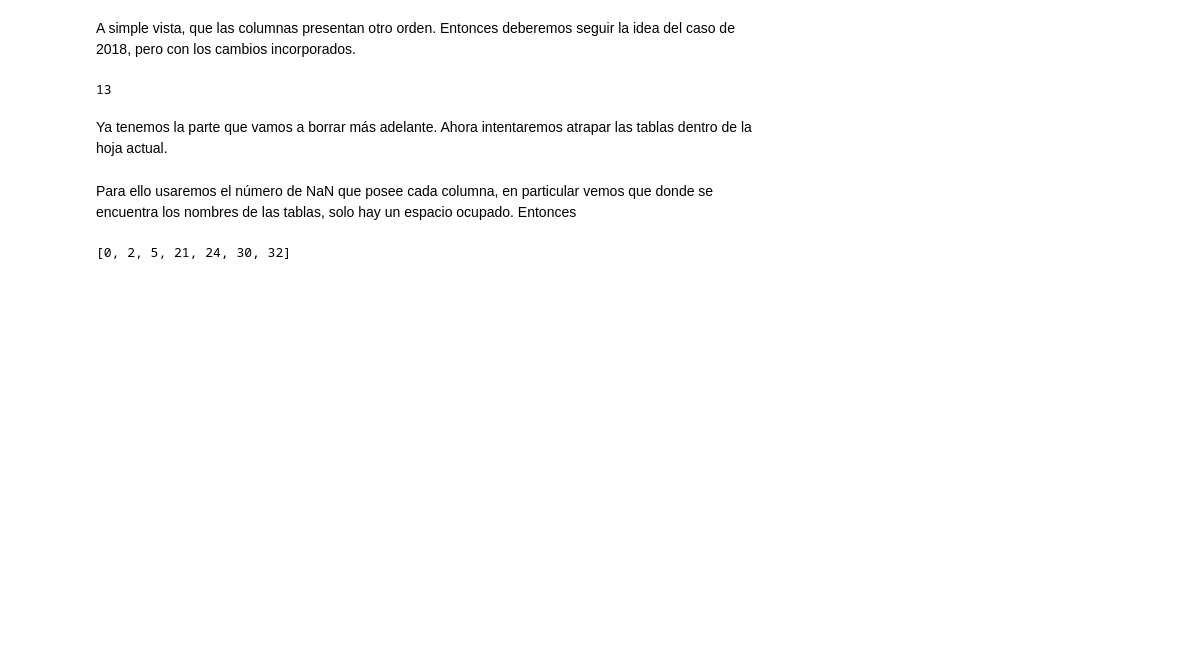
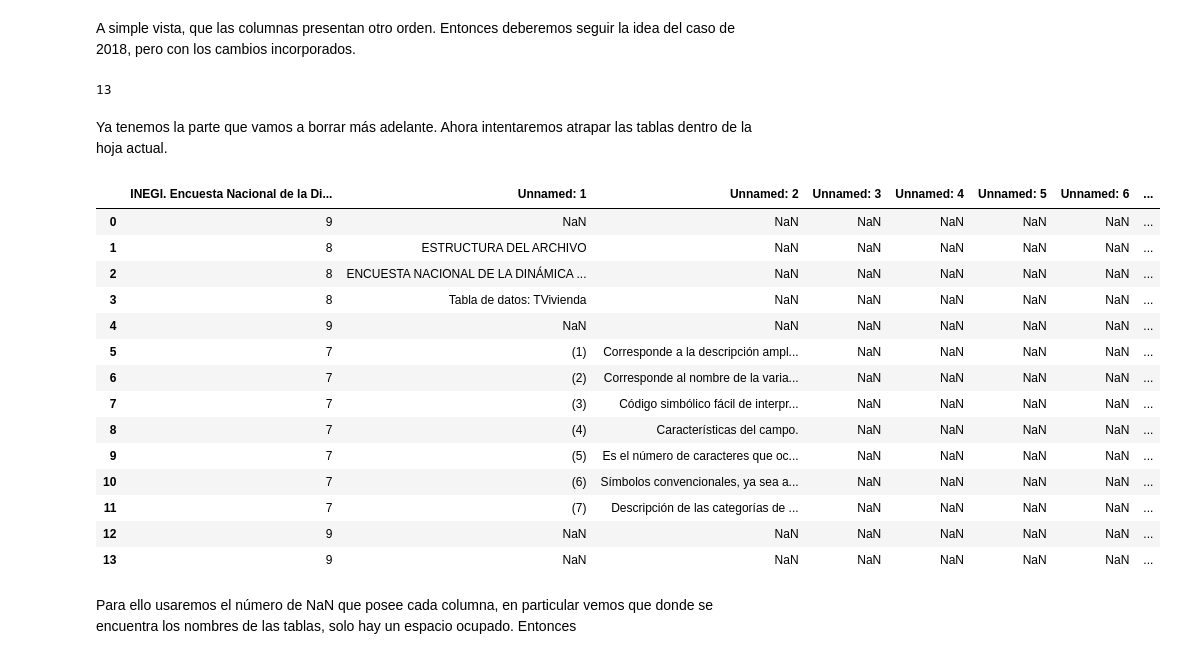
Before and after one commit to Dust1920/explore_inegi, a Jupyter notebook: social_demographic/encuestas/regulares/ENADID/enadid_2014.ipynb, the cells around one changed output. Saved outputs shown, nothing was run; the diff lists cells and outputs as text; code cells hidden in the pictures; blank space fills up the shorter version.

```diff
--- a/social_demographic/encuestas/regulares/ENADID/enadid_2014.ipynb
+++ b/social_demographic/encuestas/regulares/ENADID/enadid_2014.ipynb
@@ -78,26 +78,22 @@ Ya tenemos la parte que vamos a borrar más adelante. Ahora intentaremos atrapar
 # %%
 df['INEGI. Encuesta Nacional de la Dinámica Demográfica 2014. Descripción de archivos. 2015.'] = df.isna().sum(axis = 1)
 n_cols = df['INEGI. Encuesta Nacional de la Dinámica Demográfica 2014. Descripción de archivos. 2015.'].max()
+df.head(n = i_r + 1)
+# %% [output]
+|  | INEGI. Encuesta Nacional de la Di... | Unnamed: 1 | Unnamed: 2 | Unnamed: 3 | Unnamed: 4 | Unnamed: 5 | Unnamed: 6 | ... |
+| 0 | 9 | NaN | NaN | NaN | NaN | NaN | NaN | ... |
+| 1 | 8 | ESTRUCTURA DEL ARCHIVO | NaN | NaN | NaN | NaN | NaN | ... |
+| 2 | 8 | ENCUESTA NACIONAL DE LA DINÁMICA ... | NaN | NaN | NaN | NaN | NaN | ... |
+| 3 | 8 | Tabla de datos: TVivienda | NaN | NaN | NaN | NaN | NaN | ... |
+| 4 | 9 | NaN | NaN | NaN | NaN | NaN | NaN | ... |
+| 5 | 7 | (1) | Corresponde a la descripción ampl... | NaN | NaN | NaN | NaN | ... |
+| 6 | 7 | (2) | Corresponde al nombre de la varia... | NaN | NaN | NaN | NaN | ... |
+| 7 | 7 | (3) | Código simbólico fácil de interpr... | NaN | NaN | NaN | NaN | ... |
+| 8 | 7 | (4) | Características del campo. | NaN | NaN | NaN | NaN | ... |
+| 9 | 7 | (5) | Es el número de caracteres que oc... | NaN | NaN | NaN | NaN | ... |
+| 10 | 7 | (6) | Símbolos convencionales, ya sea a... | NaN | NaN | NaN | NaN | ... |
+| 11 | 7 | (7) | Descripción de las categorías de ... | NaN | NaN | NaN | NaN | ... |
+| 12 | 9 | NaN | NaN | NaN | NaN | NaN | NaN | ... |
+| 13 | 9 | NaN | NaN | NaN | NaN | NaN | NaN | ... |
 # %% [markdown]
 Para ello usaremos el número de NaN que posee cada columna, en particular vemos que donde se encuentra los nombres de las tablas, solo hay un espacio ocupado. Entonces
-# %%
-dfr = df.iloc[i_r:,]
-dfn_1 = dfr[dfr['INEGI. Encuesta Nacional de la Dinámica Demográfica 2014. Descripción de archivos. 2015.'] == n_cols - 1]
-dfn_1 = dfn_1[['Unnamed: 1']]
-dfn_1
-
-ref_set0 = ['Pregunta','(1)']
-
-index = np.array(dfn_1.index)
-indexr = index - i_r
-
-index_tables = []
-for i in range(len(indexr)):
-    ref_set = ref_set0
-    compare_set = dfr['Unnamed: 1'].iloc[indexr[i]:(indexr[i] + 3)].tolist()
-    ref_set = [compare_set[0]] + ref_set
-    if compare_set == ref_set:
-        index_tables.append(i)
-print(index_tables)
-# %% [output]
-[0, 2, 5, 21, 24, 30, 32]
```
Also changed, not shown: parts of 15 cells of this notebook, 3 other files.
